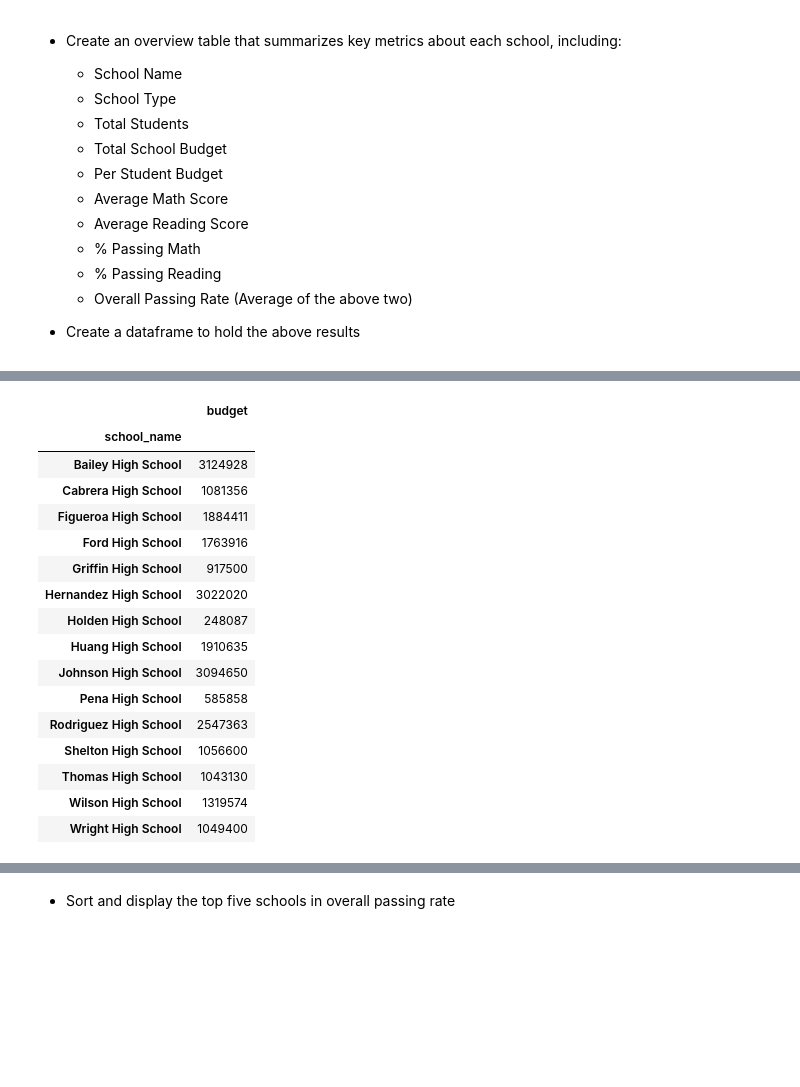
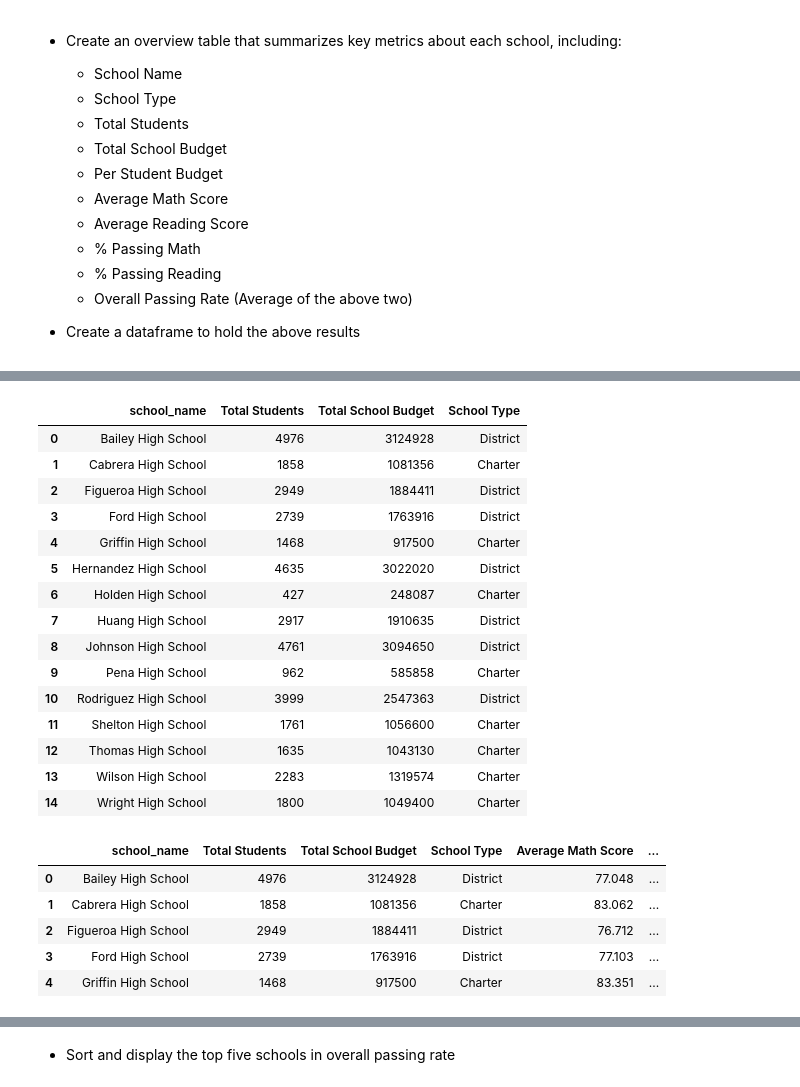
Before and after one commit to KellySKwon/Homework, a Jupyter notebook: Homework4/PyCitySchools_starter.ipynb, the cells around one changed output, grey strips where cells are left out. Saved outputs shown, nothing was run; the diff lists cells and outputs as text; code cells hidden in the pictures; blank space fills up the shorter version.

```diff
--- a/Homework4/PyCitySchools_starter.ipynb
+++ b/Homework4/PyCitySchools_starter.ipynb
@@ -191,22 +165,51 @@ Griffin High School               83.816757
-# %%
-x = school_data_complete.groupby(['school_name','budget']).sum().reset_index()
-x = x[['school_name','budget']]
-x.set_index('school_name')
-# %% [output]
-|  | budget |
-| school_name |  |
-| Bailey High School | 3124928 |
-| Cabrera High School | 1081356 |
-| Figueroa High School | 1884411 |
-| Ford High School | 1763916 |
-| Griffin High School | 917500 |
-| Hernandez High School | 3022020 |
-| Holden High School | 248087 |
-| Huang High School | 1910635 |
-| Johnson High School | 3094650 |
-| Pena High School | 585858 |
-| Rodriguez High School | 2547363 |
-| Shelton High School | 1056600 |
-| Thomas High School | 1043130 |
-| Wilson High School | 1319574 |
-| Wright High School | 1049400 |
+# %%
+#Calculate Metrics by grouping by School Name
+
+schoolType_df = school_data[['school_name','type']].rename(columns={'type':'School Type'})
+schoolGrp_df = school_data.groupby('school_name').sum()[['size','budget']].rename(columns={
+    'size':'Total Students',
+    'budget':'Total School Budget'
+})
+
+#Merge total size, budget, and type
+schoolGrp_df = schoolGrp_df.merge(schoolType_df,on='school_name')
+schoolGrp_df
+# %% [output]
+|  | school_name | Total Students | Total School Budget | School Type |
+| 0 | Bailey High School | 4976 | 3124928 | District |
+| 1 | Cabrera High School | 1858 | 1081356 | Charter |
+| 2 | Figueroa High School | 2949 | 1884411 | District |
+| 3 | Ford High School | 2739 | 1763916 | District |
+| 4 | Griffin High School | 1468 | 917500 | Charter |
+| 5 | Hernandez High School | 4635 | 3022020 | District |
+| 6 | Holden High School | 427 | 248087 | Charter |
+| 7 | Huang High School | 2917 | 1910635 | District |
+| 8 | Johnson High School | 4761 | 3094650 | District |
+| 9 | Pena High School | 962 | 585858 | Charter |
+| 10 | Rodriguez High School | 3999 | 2547363 | District |
+| 11 | Shelton High School | 1761 | 1056600 | Charter |
+| 12 | Thomas High School | 1635 | 1043130 | Charter |
+| 13 | Wilson High School | 2283 | 1319574 | Charter |
+| 14 | Wright High School | 1800 | 1049400 | Charter |
+# %%
+#Calculate Metrics by grouping by School Name - for averages using mean()
+
+#average math and reading score
+avg_df = school_data_complete.groupby('school_name').mean()[['math_score','reading_score']].rename(
+    columns={
+        'math_score':'Average Math Score',
+        'reading_score':'Average Reading Score'})
+
+#merge school data with average scores
+merge_df1 = pd.merge(schoolGrp_df,avg_df,on='school_name')
+
+#per student budget
+merge_df1['Per Student Budget'] = merge_df1['Total School Budget']/merge_df1['Total Students']
+merge_df1.head()
+# %% [output]
+|  | school_name | Total Students | Total School Budget | School Type | Average Math Score | ... |
+| 0 | Bailey High School | 4976 | 3124928 | District | 77.048 | ... |
+| 1 | Cabrera High School | 1858 | 1081356 | Charter | 83.062 | ... |
+| 2 | Figueroa High School | 2949 | 1884411 | District | 76.712 | ... |
+| 3 | Ford High School | 2739 | 1763916 | District | 77.103 | ... |
+| 4 | Griffin High School | 1468 | 917500 | Charter | 83.351 | ... |
```
Also changed, not shown: parts of 11 cells of this notebook.
